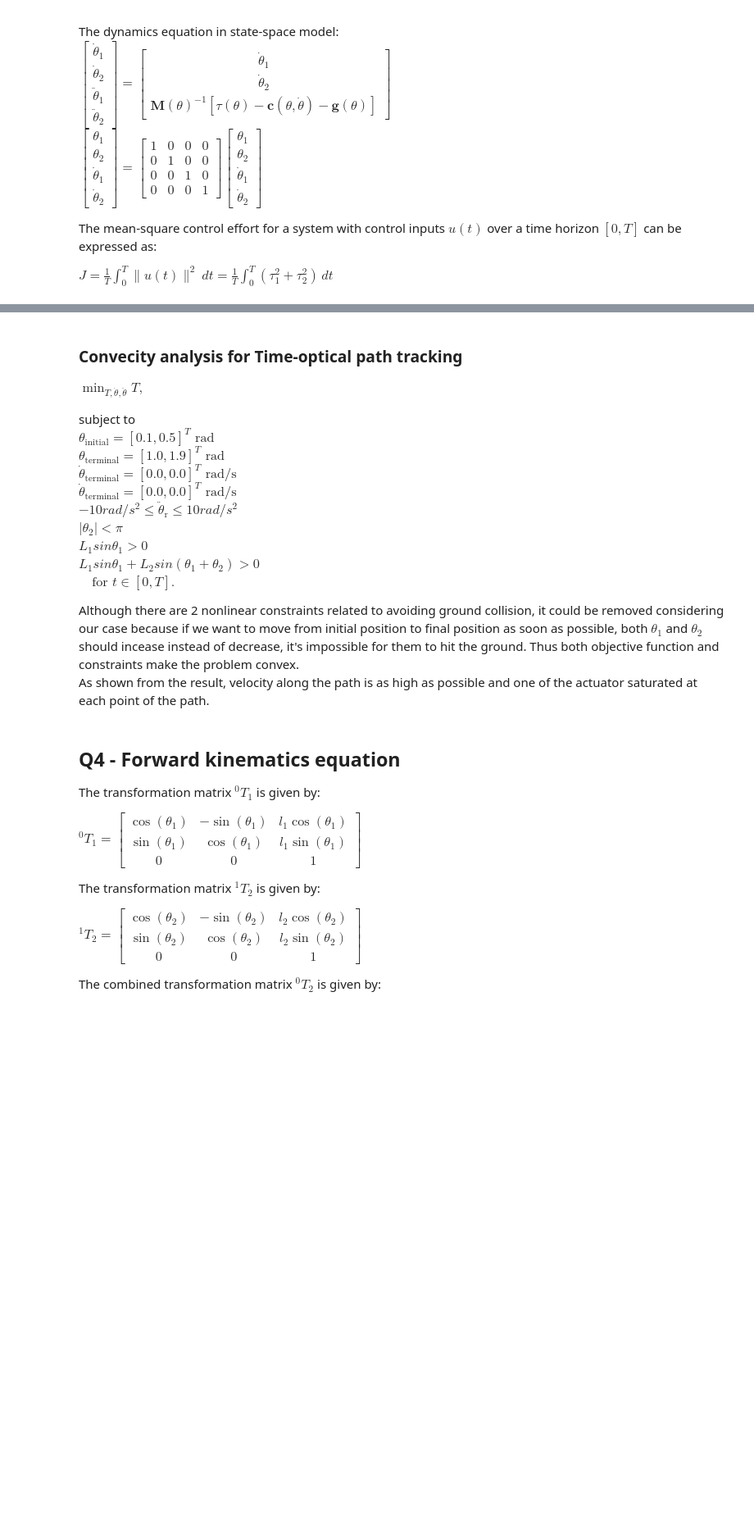
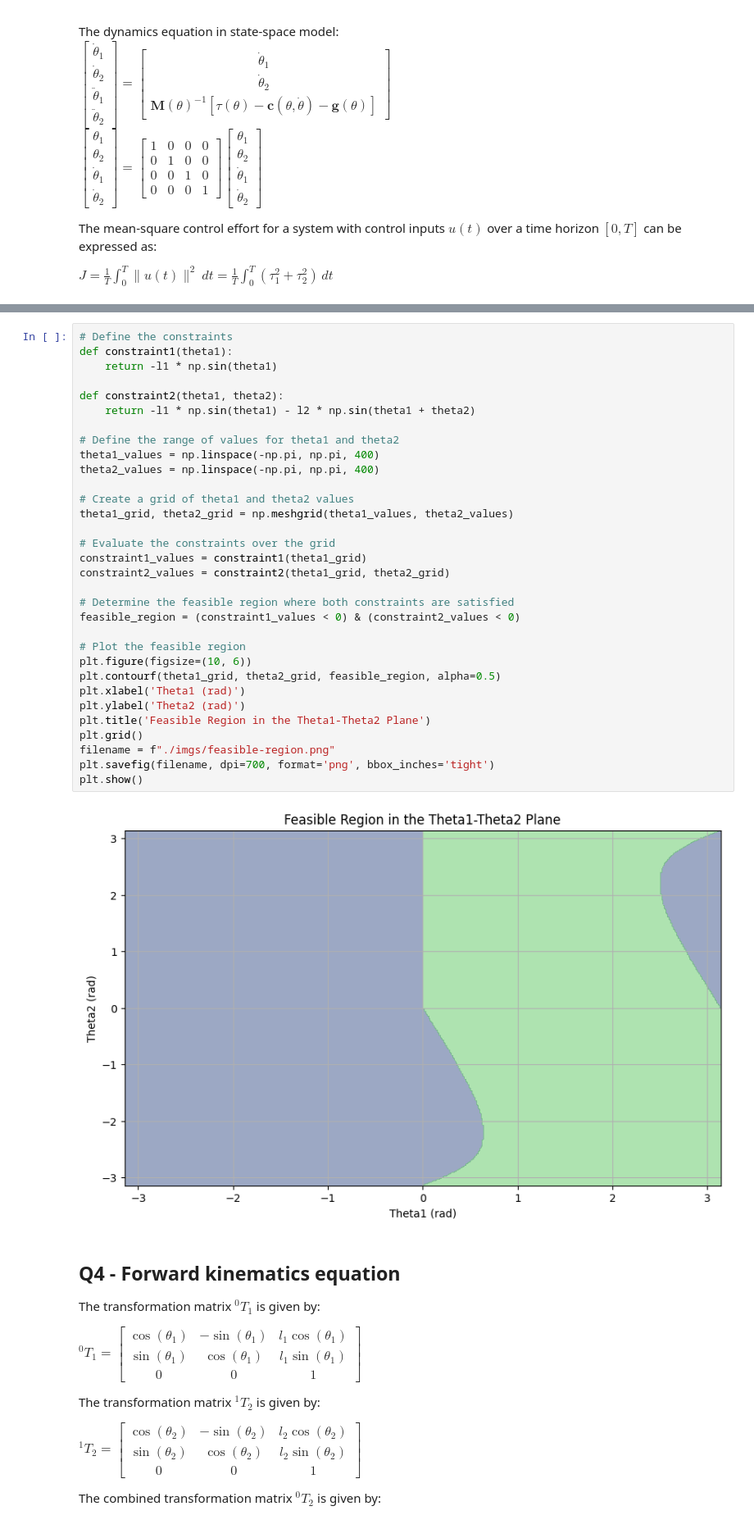
Before and after one commit to andreaalboni/Optimization-of-Mechatronic-Systems, a Jupyter notebook: robot_arm.ipynb, the cells around one changed output, grey strips where cells are left out. Shown at 82% size. Drawn from its saved outputs; the diff is of its cells as text; blank space fills up the shorter version.

Commit message:
hammer time 5.0

```diff
--- a/robot_arm.ipynb
+++ b/robot_arm.ipynb
@@ -753,26 +738,40 @@ Total number of inequality constraints...............:      809
 [figure]
 [figure]
 [figure]
-# %% [markdown]
-###  Convecity analysis for Time-optical path tracking
-
-
-$\min_{T, \dot{\theta}, \ddot{\theta}} T,$
-
-subject to
-$\theta_{\text{initial}} = [0.1, 0.5]^T \text{ rad}$
-$\theta_{\text{terminal}} = [1.0, 1.9]^T \text{ rad}$
-$\dot{\theta}_{\text{terminal}} = [0.0, 0.0]^T \text{ rad/s}$
-$\dot{\theta}_{\text{terminal}} = [0.0, 0.0]^T \text{ rad/s}$
-$ -10 rad/s^2 \leq \ddot{\theta}_{\text{r}} \leq 10 rad/s^2$
-$|\theta_2| < \pi$
-$L_{\text{1}}sin\theta_1 > 0$
-$L_{\text{1}}sin\theta_1 + L_{\text{2}}sin(\theta_1 + \theta_2) > 0$
-$\quad \text{for } t \in [0, T].$
-
-
-Although there are 2 nonlinear constraints related to avoiding ground collision, it could be removed considering our case because if we want to move from initial position to final position as soon as possible, both $\theta_{\text{1}}$ and $\theta_{\text{2}}$ should incease instead of decrease, it's impossible for them to hit the ground. Thus both objective function and constraints make the problem convex.
-As shown from the result, velocity along the path is as high as possible and one of the actuator saturated at each point of the path.
+# %%
+# Define the constraints
+def constraint1(theta1):
+    return -l1 * np.sin(theta1)
+
+def constraint2(theta1, theta2):
+    return -l1 * np.sin(theta1) - l2 * np.sin(theta1 + theta2)
+
+# Define the range of values for theta1 and theta2
+theta1_values = np.linspace(-np.pi, np.pi, 400)
+theta2_values = np.linspace(-np.pi, np.pi, 400)
+
+# Create a grid of theta1 and theta2 values
+theta1_grid, theta2_grid = np.meshgrid(theta1_values, theta2_values)
+
+# Evaluate the constraints over the grid
+constraint1_values = constraint1(theta1_grid)
+constraint2_values = constraint2(theta1_grid, theta2_grid)
+
+# Determine the feasible region where both constraints are satisfied
+feasible_region = (constraint1_values < 0) & (constraint2_values < 0)
+
+# Plot the feasible region
+plt.figure(figsize=(10, 6))
+plt.contourf(theta1_grid, theta2_grid, feasible_region, alpha=0.5)
+plt.xlabel('Theta1 (rad)')
+plt.ylabel('Theta2 (rad)')
+plt.title('Feasible Region in the Theta1-Theta2 Plane')
+plt.grid()
+filename = f"./imgs/feasible-region.png"
+plt.savefig(filename, dpi=700, format='png', bbox_inches='tight')
+plt.show()
+# %% [output]
+[figure, added]
 # %% [markdown]
 ## Q4 - Forward kinematics equation
 
```
Also changed, not shown: parts of 7 cells of this notebook, 12 other files.
